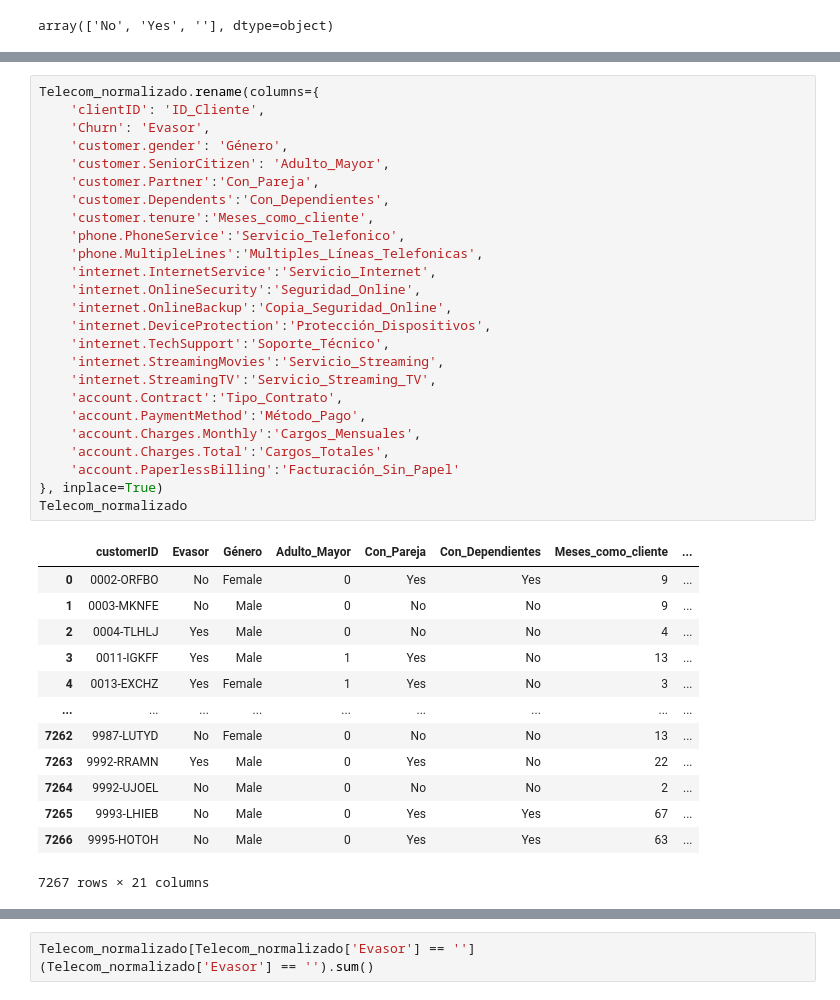
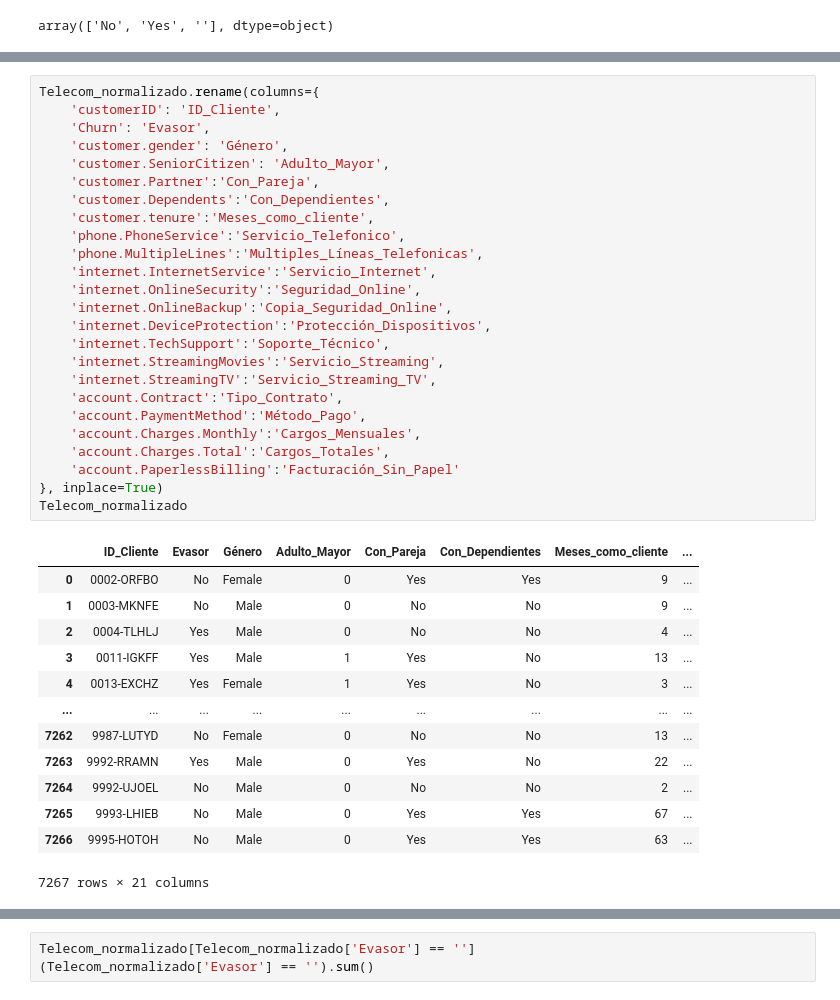
Before and after one commit to Edbeto13/TelecomXAluraG9, a Jupyter notebook: telecomx.ipynb, the cells around one changed output, grey strips where cells are left out. Cells and saved outputs as stored; diff of their text form.

```diff
--- a/telecomx.ipynb
+++ b/telecomx.ipynb
@@ -58,31 +86,31 @@ dtypes: float64(1), int64(2), object(18)
 memory usage: 1.2+ MB
 # %%
 Telecom_normalizado.rename(columns={
-    'clientID': 'ID_Cliente',
+    'customerID': 'ID_Cliente',
     'Churn': 'Evasor',
     'customer.gender': 'Género',
     'customer.SeniorCitizen': 'Adulto_Mayor',
     'customer.Partner':'Con_Pareja',
     'customer.Dependents':'Con_Dependientes',
     'customer.tenure':'Meses_como_cliente',
     'phone.PhoneService':'Servicio_Telefonico',
     'phone.MultipleLines':'Multiples_Líneas_Telefonicas',
     'internet.InternetService':'Servicio_Internet',
     'internet.OnlineSecurity':'Seguridad_Online',
     'internet.OnlineBackup':'Copia_Seguridad_Online',
     'internet.DeviceProtection':'Protección_Dispositivos',
     'internet.TechSupport':'Soporte_Técnico',
     'internet.StreamingMovies':'Servicio_Streaming',
     'internet.StreamingTV':'Servicio_Streaming_TV',
     'account.Contract':'Tipo_Contrato',
     'account.PaymentMethod':'Método_Pago',
     'account.Charges.Monthly':'Cargos_Mensuales',
     'account.Charges.Total':'Cargos_Totales',
     'account.PaperlessBilling':'Facturación_Sin_Papel'
 }, inplace=True)
 Telecom_normalizado
 # %% [output]
-|  | customerID | Evasor | Género | Adulto_Mayor | Con_Pareja | Con_Dependientes | Meses_como_cliente | ... |
+|  | ID_Cliente | Evasor | Género | Adulto_Mayor | Con_Pareja | Con_Dependientes | Meses_como_cliente | ... |
 | 0 | 0002-ORFBO | No | Female | 0 | Yes | Yes | 9 | ... |
 | 1 | 0003-MKNFE | No | Male | 0 | No | No | 9 | ... |
 | 2 | 0004-TLHLJ | Yes | Male | 0 | No | No | 4 | ... |
```
Also changed, not shown: parts of 24 cells of this notebook, 1 other file.
